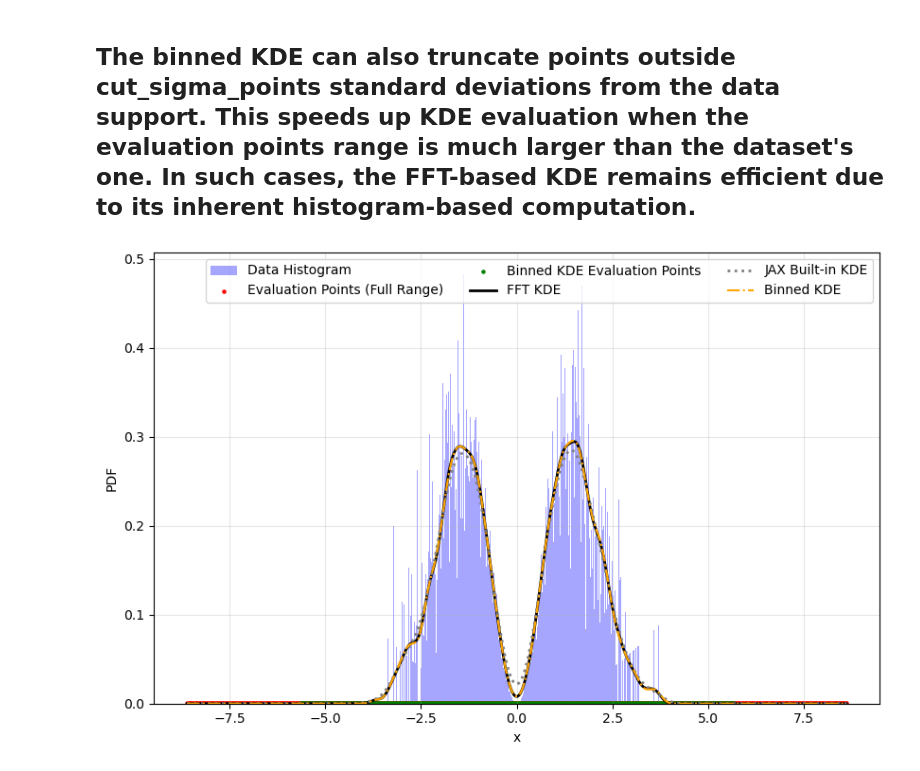
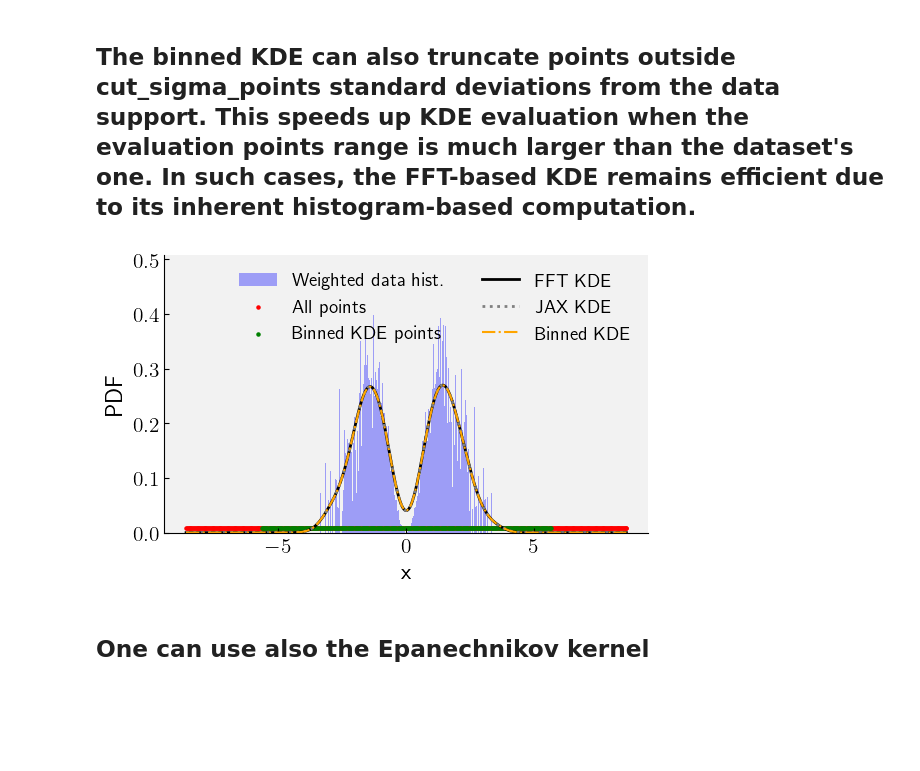
Before and after one commit to mtagliazucchi/KDExpress, a Jupyter notebook: examples/univariate.ipynb, the cells around one changed output. Drawn from its saved outputs; the diff is of its cells as text; code cells hidden in the pictures; blank space fills up the shorter version.

```diff
--- a/examples/univariate.ipynb
+++ b/examples/univariate.ipynb
@@ -217,11 +301,12 @@ pdf_est_fft_2 = fft_kde1d(
 pdf_est_jax_2 = jax.scipy.stats.gaussian_kde(
     data_1d,
     weights=weights,
-    bw_method=bw
+    bw_method=bw/jnp.sqrt(jnp.average((data_1d-jnp.mean(data_1d))**2, weights=weights)) # for consistency
 )(large_support_points)
 
 # Plot
-plt.figure(figsize=(8.5, 5.5))
+scale_fonts_by_figsize(figsize=(6.25,3.6), base_scale=1.75)
+plt.figure(figsize=(6.25, 3.6))
 plt.hist(
   data_1d,
   weights=weights,
@@ -229,49 +314,50 @@ plt.hist(
   density=True,
   color='blue',
   alpha=0.35,
-  label='Data Histogram'
+  label='Weighted data hist.'
 )
 plt.scatter(
   large_support_points,
-  jnp.zeros_like(large_support_points) + 0.001,  # Small offset for visibility
+  jnp.zeros_like(large_support_points) + 0.008,  # Small offset for visibility
   c='red',
   s=5,
-  label='Evaluation Points (Full Range)'
+  label='All points'
 )
 plt.scatter(
   eff_points,
-  jnp.zeros_like(eff_points) + 0.001,
+  jnp.zeros_like(eff_points) + 0.008,
   c='green',
   s=5,
-  label='Binned KDE Evaluation Points'
+  label='Binned KDE points'
 )
 plt.plot(
   large_support_points,
   pdf_est_fft_2,
   c='black',
   linewidth=2,
   label='FFT KDE'
 )
 plt.plot(
   large_support_points,
   pdf_est_jax_2,
   c='gray',
   linestyle=':',
   linewidth=2,
-  label='JAX Built-in KDE'
+  label='JAX KDE'
 )
 plt.plot(
   large_support_points,
   pdf_est_binned_2,
   c='orange',
   linestyle='-.',
   label='Binned KDE'
 )
 plt.ylabel("PDF")
 plt.xlabel("x")
-plt.legend(ncols=3)
-plt.grid(True, alpha=0.3)
-plt.tight_layout()
+plt.legend(ncols=2, frameon=False)
+plt.savefig('kde_1d_large_range.pdf', bbox_inches='tight')
 plt.show()
 # %% [output]
-[figure, old version]
+[figure, new version]
+# %% [markdown]
+## One can use also the Epanechnikov kernel
```
Also changed, not shown: parts of 11 cells of this notebook, 11 other files.
